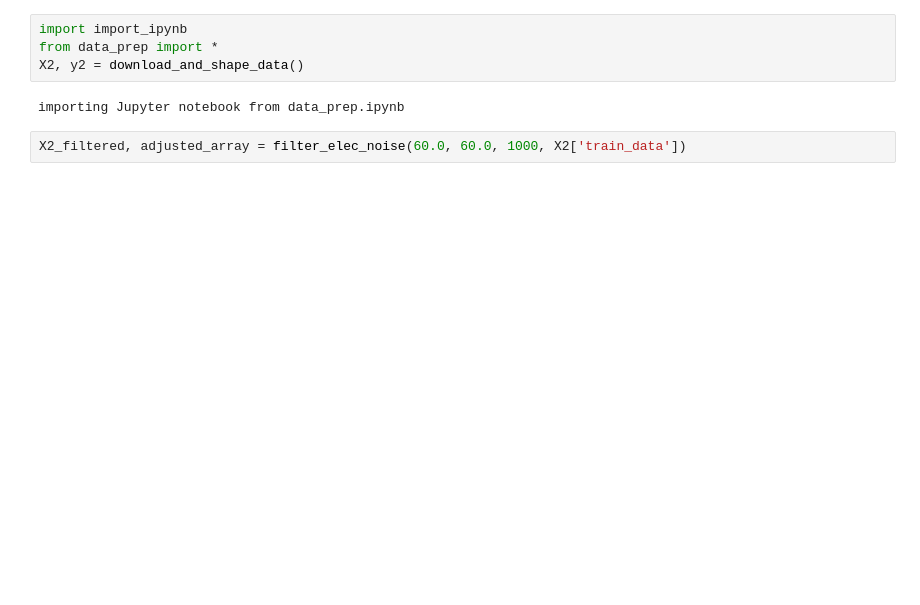
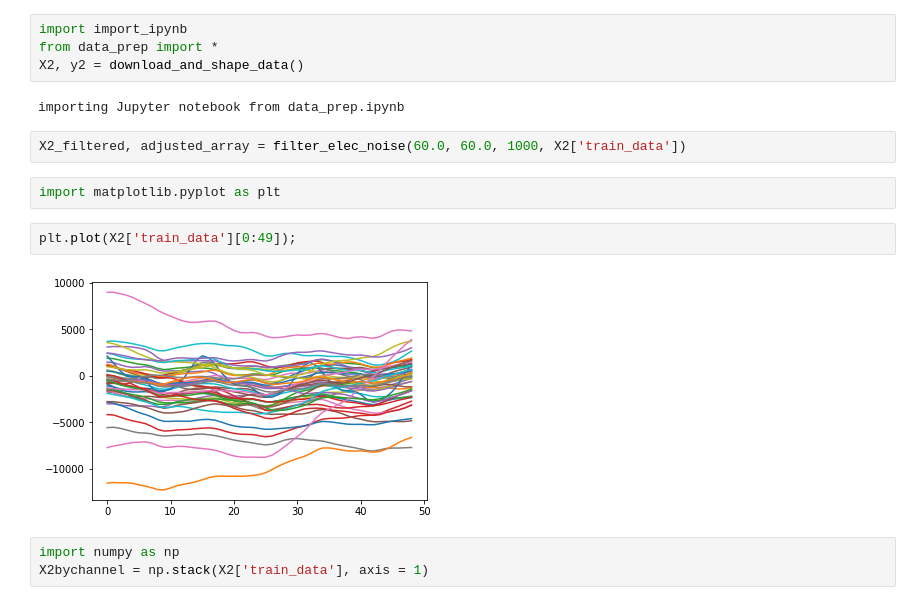
Before and after one commit to irvingcampbell/EEG-to-finger-flexion, a Jupyter notebook: EEG_data/Master Technical Notebook.ipynb, the cells around one changed output. Cells and saved outputs as stored; diff of their text form; blank space fills up the shorter version.

```diff
--- a/EEG_data/Master Technical Notebook.ipynb
+++ b/EEG_data/Master Technical Notebook.ipynb
@@ -42,3 +113,12 @@ X2, y2 = download_and_shape_data()
 importing Jupyter notebook from data_prep.ipynb
 # %%
 X2_filtered, adjusted_array = filter_elec_noise(60.0, 60.0, 1000, X2['train_data'])
+# %%
+import matplotlib.pyplot as plt
+# %%
+plt.plot(X2['train_data'][0:49]);
+# %% [output]
+[figure, added]
+# %%
+import numpy as np
+X2bychannel = np.stack(X2['train_data'], axis = 1)
```
Also changed, not shown: parts of 23 cells of this notebook.
